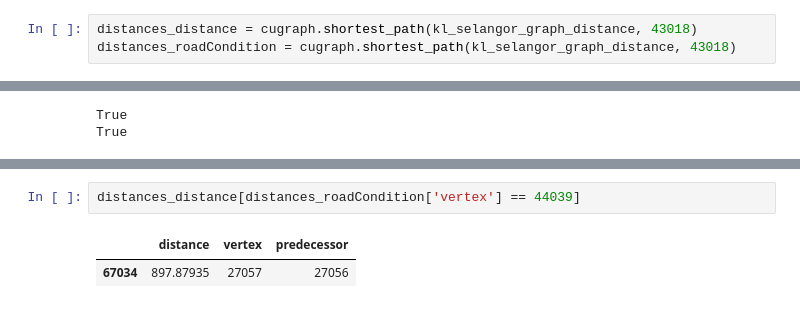
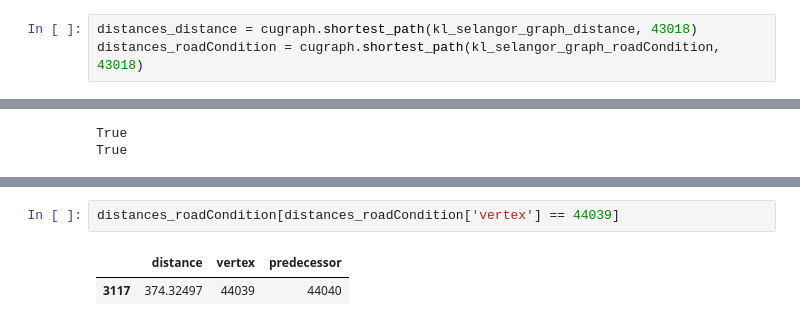
Before and after one commit to alvintanjianjia/MIMOS_Geospatial, a Jupyter notebook: selangor_kl_roads_network_creation_cugraph.ipynb, the cells around one changed output, grey strips where cells are left out. Saved outputs shown, nothing was run; the diff lists cells and outputs as text.

Commit message:
Added cugraph implementation for multilayer network

```diff
--- a/selangor_kl_roads_network_creation_cugraph.ipynb
+++ b/selangor_kl_roads_network_creation_cugraph.ipynb
@@ -231,7 +231,7 @@ print(node_dict[destination])
 44039
 # %%
 distances_distance = cugraph.shortest_path(kl_selangor_graph_distance, 43018)
-distances_roadCondition = cugraph.shortest_path(kl_selangor_graph_distance, 43018)
+distances_roadCondition = cugraph.shortest_path(kl_selangor_graph_roadCondition, 43018)
 # %%
 print(kl_selangor_graph_distance.has_node(43018))
 print(kl_selangor_graph_distance.has_node(43018))
@@ -262,5 +262,5 @@ distances_distance[distances_distance['vertex'] == 44039]
 # %%
-distances_distance[distances_roadCondition['vertex'] == 44039]
+distances_roadCondition[distances_roadCondition['vertex'] == 44039]
 # %% [output]
 |  | distance | vertex | predecessor |
-| 67034 | 897.87935 | 27057 | 27056 |
+| 3117 | 374.32497 | 44039 | 44040 |
```
Also changed, not shown: parts of 40 cells of this notebook, 1 other file.
